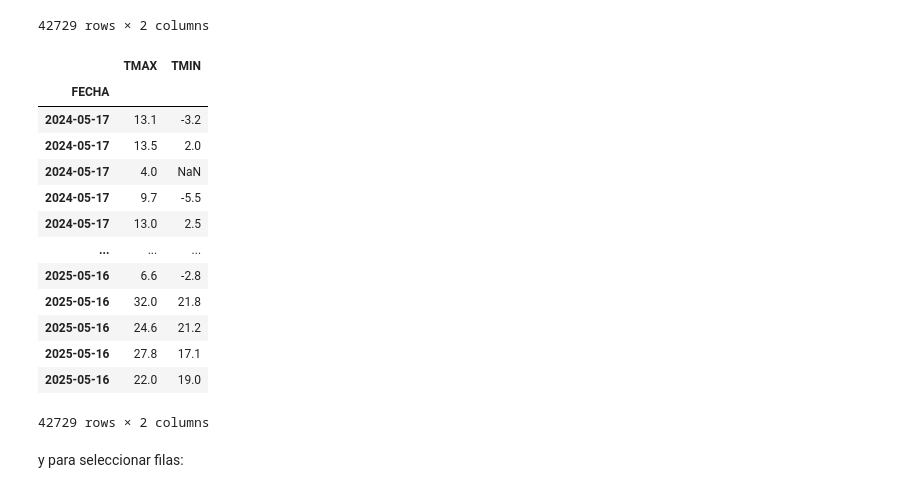
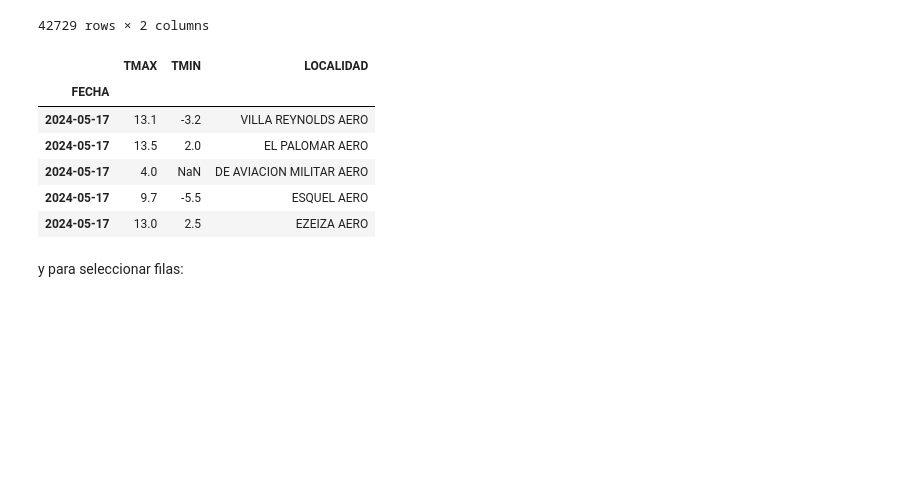
Before and after one commit to alfxer69/TemasPythonEjercicios, a Jupyter notebook: pandas/pandas_indices.ipynb, the cells around one changed output. Cells and saved outputs as stored; diff of their text form; code cells hidden in the pictures; blank space fills up the shorter version.

```diff
--- a/pandas/pandas_indices.ipynb
+++ b/pandas/pandas_indices.ipynb
@@ -407,0 +434,3 @@ df_final
+# %%
+df_final.drop('index',axis=1,inplace=True)
+df_final
@@ -408,5 +451,2 @@ df_final
 # %% [markdown]
 Borramos el registro 0
-# %%
-df_final=df_final.drop(0)
-df_final
@@ -596,0 +645,3 @@ dtype: float64
+# %%
+df_final.set_index('FECHA',inplace=True)
+df_final
@@ -672,7 +676,7 @@ DatetimeIndex(['2024-05-17', '2024-05-17', '2024-05-17', '2024-05-17',
 # %%
 # Si no es DatetimeIndex, conviértelo
-#df.index = pd.to_datetime(df.index)
+df_final.index = pd.to_datetime(df_final.index)
 
 # Ordena el índice si no está ordenado
-#df = df.sort_index()
+df_final= df_final.sort_index()
 # %%
@@ -725,22 +729,16 @@ df[['TMAX','TMIN']]
 | 2025-05-16 | 22.0 | 19.0 |
 42729 rows × 2 columns
 # %%
-df.loc[:,('TMAX','TMIN')]
+df_final.loc[:,('TMAX','TMIN')]
+df_final.head(5)
 # %% [output]
-|  | TMAX | TMIN |
-| FECHA |  |  |
-| 2024-05-17 | 13.1 | -3.2 |
-| 2024-05-17 | 13.5 | 2.0 |
-| 2024-05-17 | 4.0 | NaN |
-| 2024-05-17 | 9.7 | -5.5 |
-| 2024-05-17 | 13.0 | 2.5 |
-| ... | ... | ... |
-| 2025-05-16 | 6.6 | -2.8 |
-| 2025-05-16 | 32.0 | 21.8 |
-| 2025-05-16 | 24.6 | 21.2 |
-| 2025-05-16 | 27.8 | 17.1 |
-| 2025-05-16 | 22.0 | 19.0 |
+|  | TMAX | TMIN | LOCALIDAD |
+| FECHA |  |  |  |
+| 2024-05-17 | 13.1 | -3.2 | VILLA REYNOLDS AERO |
+| 2024-05-17 | 13.5 | 2.0 | EL PALOMAR AERO |
+| 2024-05-17 | 4.0 | NaN | DE AVIACION MILITAR AERO |
+| 2024-05-17 | 9.7 | -5.5 | ESQUEL AERO |
+| 2024-05-17 | 13.0 | 2.5 | EZEIZA AERO |
-42729 rows × 2 columns
 # %% [markdown]
 y para seleccionar filas:
 # %%
```
Also changed, not shown: parts of 51 cells of this notebook.
